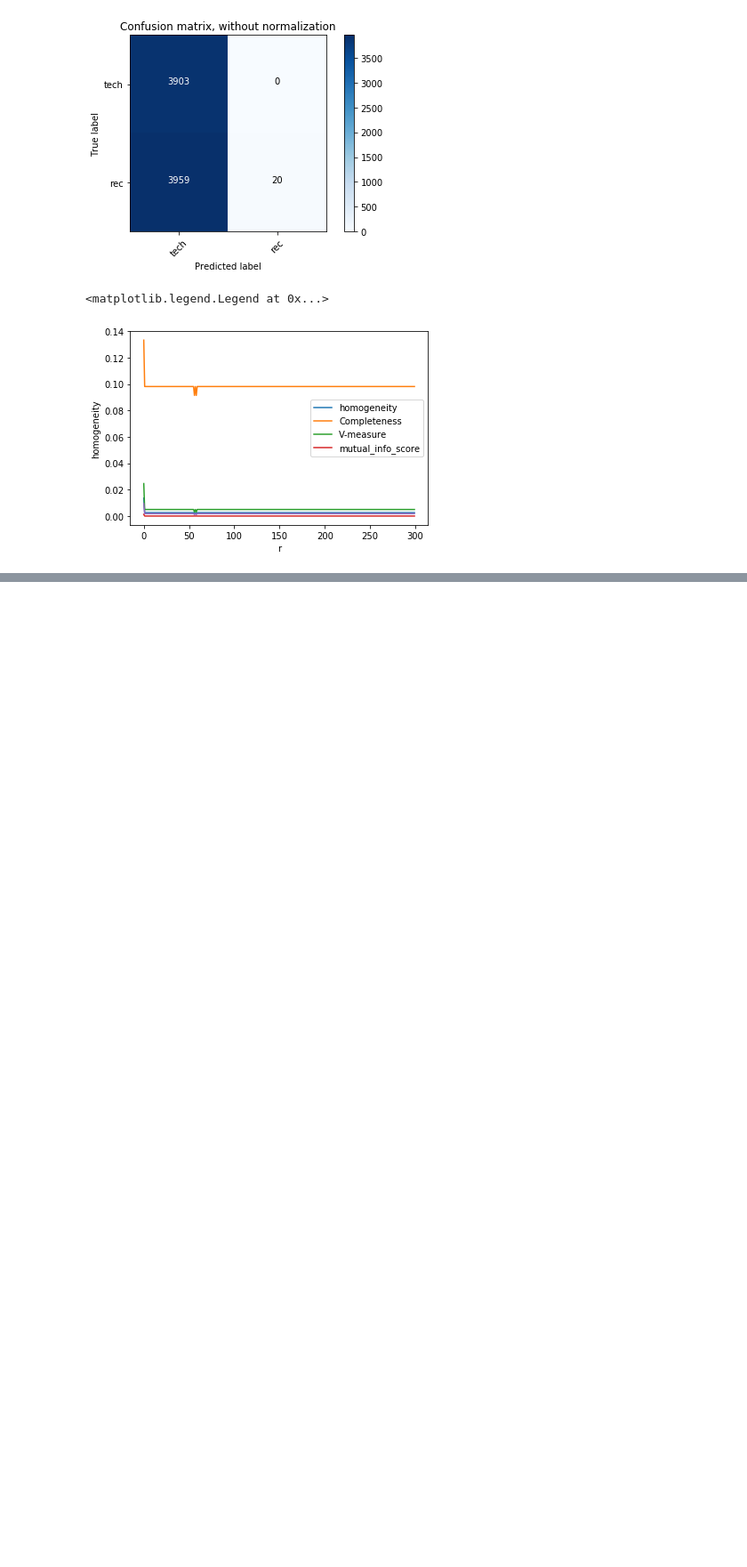
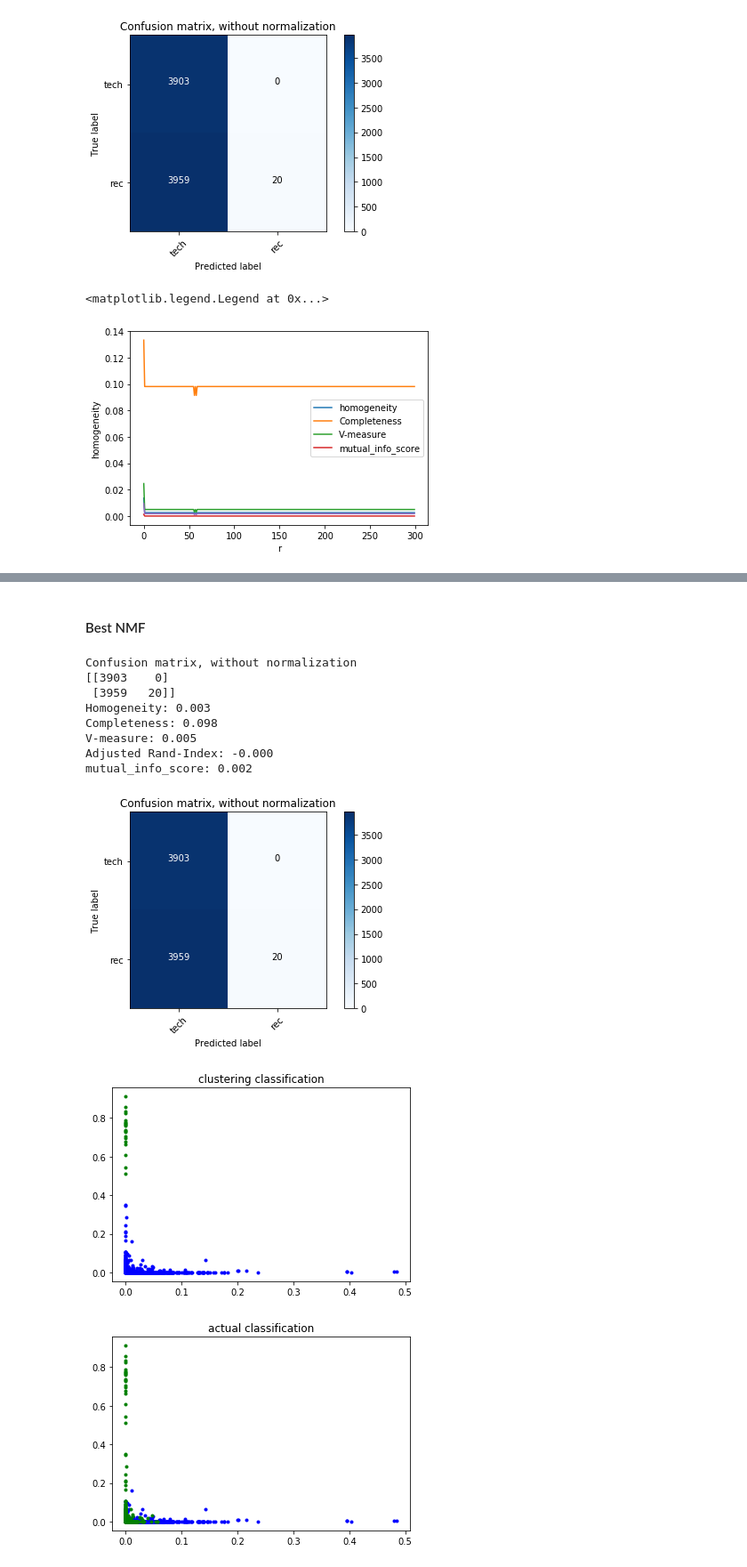
Before and after one commit to wppply/ECE219_projects, a Jupyter notebook: project_2/Project2.ipynb, the cells around one changed output, grey strips where cells are left out. Shown: that part at 89% size. Drawn from its saved outputs; the diff is of its cells as text; code cells hidden in the pictures; blank space fills up the shorter version.

```diff
--- a/project_2/Project2.ipynb
+++ b/project_2/Project2.ipynb
@@ -191,8 +192,8 @@ done in 515.548s
 [figure]
 # %%
 # save to local
-pickle.dump(scores_LSI, open("scores_LSI.dat", "wb"), True)
-# scores_LSI = pickle.load(open("scores_LSI.dat", "rb"))
+# pickle.dump(scores_LSI, open("scores_LSI.dat", "wb"), True)
+scores_LSI = pickle.load(open("scores_LSI.dat", "rb"))
 # %%
 plt.plot(scores_LSI)
 plt.legend(['homogeneity','Completeness','V-measure','mutual_info_score'])
@@ -257,8 +258,8 @@ mutual_info_score: 0.002
 [figure]
 # %%
 # save to local
-pickle.dump(scores_NMF, open("scores_NMF.dat", "wb"), True)
-# scores_NMF = pickle.load(open("scores_NMF.dat", "rb"))
+# pickle.dump(scores_NMF, open("scores_NMF.dat", "wb"), True)
+scores_NMF = pickle.load(open("scores_NMF.dat", "rb"))
 # %%
 plt.plot(scores_NMF)
 plt.xlabel('r')
@@ -302,0 +292,23 @@ NameError: name 'X_train' is not defined
+# %% [markdown]
+#### Best NMF
+# %%
+X_NMF = pickle.load(open("X_NMF.dat","rb"))
+
+Best_NMF = X_NMF[:,:2]
+km_best_NMF = KMeans(n_clusters=2, init='k-means++')
+km_best_NMF.fit(Best_NMF)
+labels = dataset.target
+labels = (labels >3)
+utils.compare_result(Best_NMF,labels,km_best_NMF.labels_)
+# %% [output]
+Confusion matrix, without normalization
+[[3903    0]
+ [3959   20]]
+Homogeneity: 0.003
+Completeness: 0.098
+V-measure: 0.005
+Adjusted Rand-Index: -0.000
+mutual_info_score: 0.002
+[figure, added]
+[figure, added]
+[figure, added]
```
Also changed, not shown: parts of 25 cells of this notebook, 3 other files.
